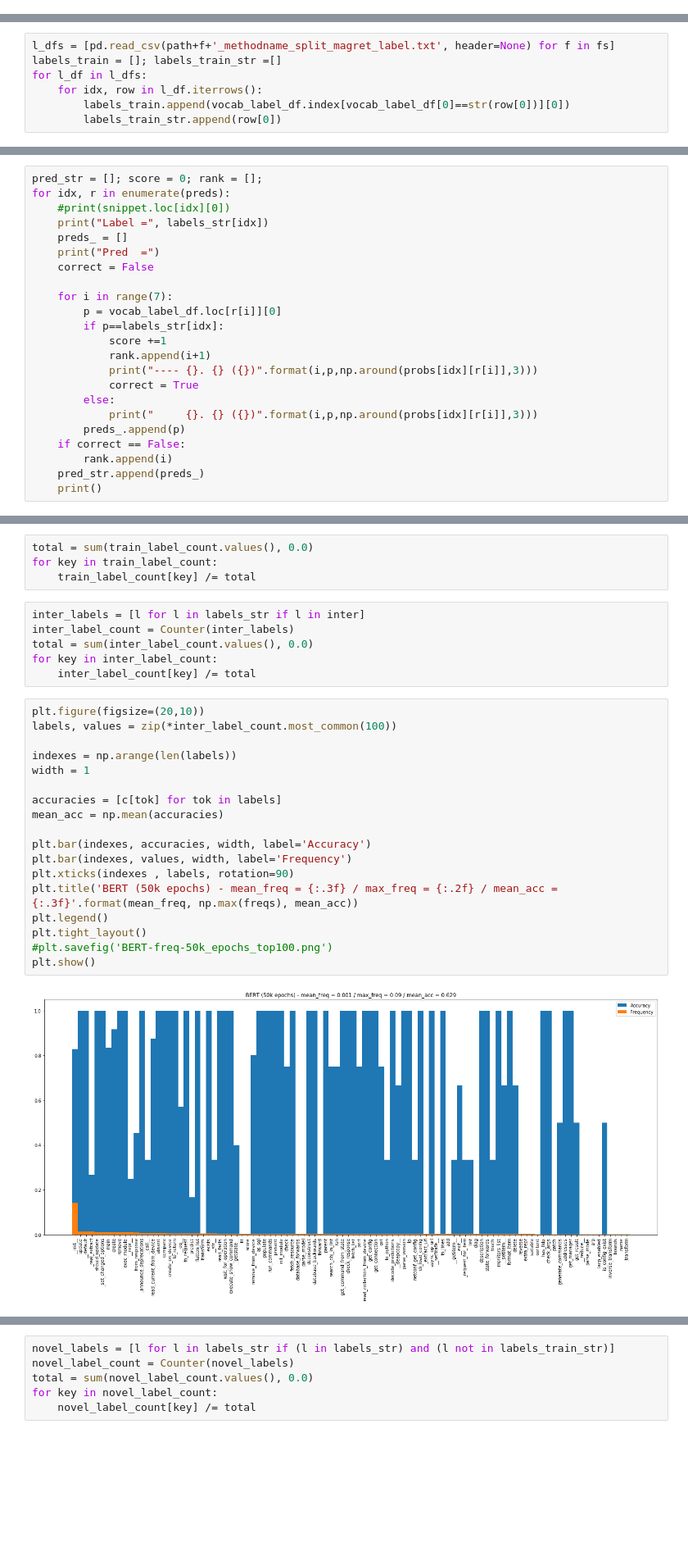
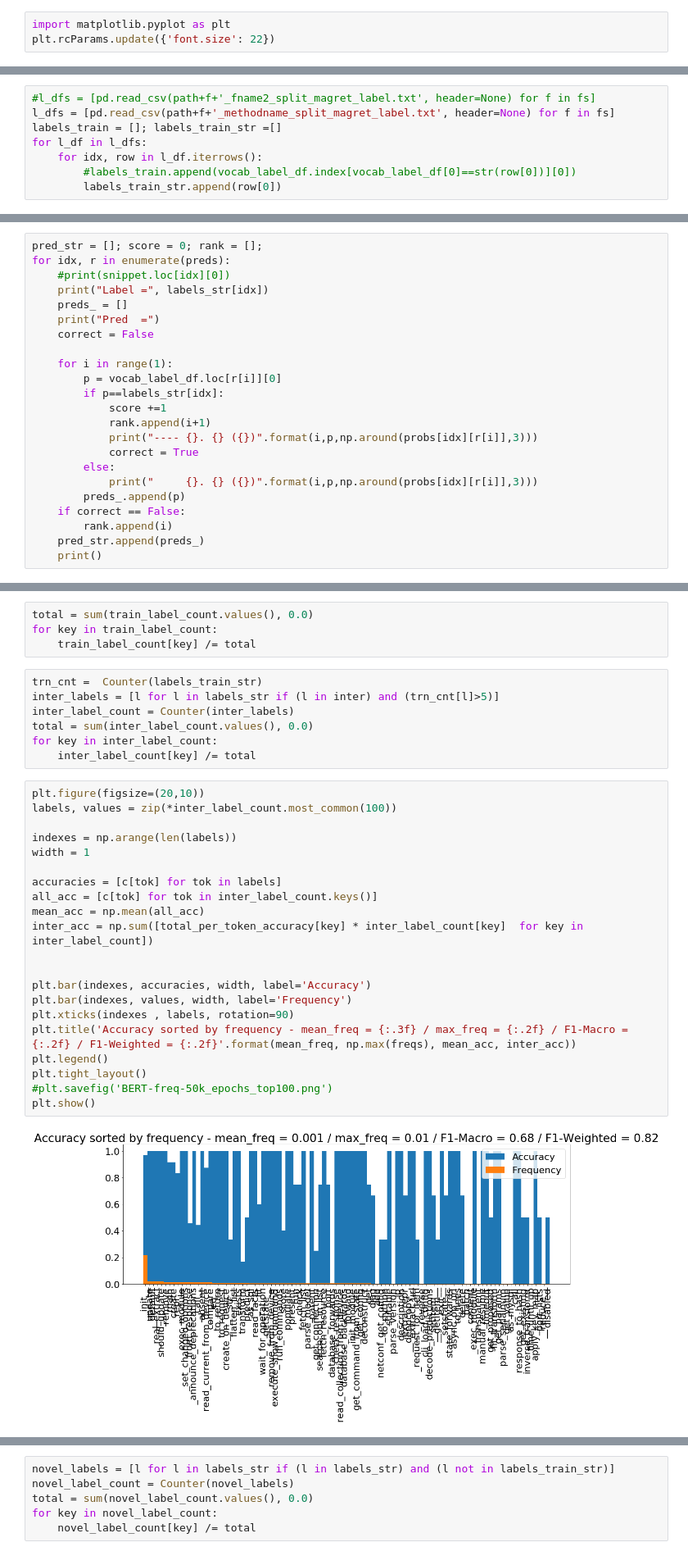
Before and after one commit to dtsbourg/BiFocalE, a Jupyter notebook: notebook/Inspect Predictions - Method Naming.ipynb, the cells around one changed output, grey strips where cells are left out. Shown at 82% size. Saved outputs shown, nothing was run; the diff lists cells and outputs as text; blank space fills up the shorter version.

```diff
--- a/notebook/Inspect Predictions - Method Naming.ipynb
+++ b/notebook/Inspect Predictions - Method Naming.ipynb
@@ -118,2 +110,5 @@ labels_str
+# %%
+import matplotlib.pyplot as plt
+plt.rcParams.update({'font.size': 22})
 # %%
 c = Counter(labels_str)
@@ -132,9 +143,10 @@ plt.show()
 # %%
+#l_dfs = [pd.read_csv(path+f+'_fname2_split_magret_label.txt', header=None) for f in fs]
 l_dfs = [pd.read_csv(path+f+'_methodname_split_magret_label.txt', header=None) for f in fs]
 labels_train = []; labels_train_str =[]
 for l_df in l_dfs:
     for idx, row in l_df.iterrows():
-        labels_train.append(vocab_label_df.index[vocab_label_df[0]==str(row[0])][0])
+        #labels_train.append(vocab_label_df.index[vocab_label_df[0]==str(row[0])][0])
         labels_train_str.append(row[0])
 # %%
 c = Counter(labels_train_str)
@@ -168,7 +196,7 @@ for idx, r in enumerate(preds):
     print("Pred  =")
     correct = False
 
-    for i in range(7):
+    for i in range(1):
         p = vocab_label_df.loc[r[i]][0]
         if p==labels_str[idx]:
             score +=1
@@ -327,7 +431,8 @@ total = sum(train_label_count.values(), 0.0)
 for key in train_label_count:
     train_label_count[key] /= total
 # %%
-inter_labels = [l for l in labels_str if l in inter]
+trn_cnt =  Counter(labels_train_str)
+inter_labels = [l for l in labels_str if (l in inter) and (trn_cnt[l]>5)]
 inter_label_count = Counter(inter_labels)
 total = sum(inter_label_count.values(), 0.0)
 for key in inter_label_count:
@@ -335,20 +440,23 @@ for key in inter_label_count:
 # %%
 plt.figure(figsize=(20,10))
 labels, values = zip(*inter_label_count.most_common(100))
 
 indexes = np.arange(len(labels))
 width = 1
 
 accuracies = [c[tok] for tok in labels]
-mean_acc = np.mean(accuracies)
+all_acc = [c[tok] for tok in inter_label_count.keys()]
+mean_acc = np.mean(all_acc)
+inter_acc = np.sum([total_per_token_accuracy[key] * inter_label_count[key]  for key in inter_label_count])
+
 
 plt.bar(indexes, accuracies, width, label='Accuracy')
 plt.bar(indexes, values, width, label='Frequency')
 plt.xticks(indexes , labels, rotation=90)
-plt.title('BERT (50k epochs) - mean_freq = {:.3f} / max_freq = {:.2f} / mean_acc = {:.3f}'.format(mean_freq, np.max(freqs), mean_acc))
+plt.title('Accuracy sorted by frequency - mean_freq = {:.3f} / max_freq = {:.2f} / F1-Macro = {:.2f} / F1-Weighted = {:.2f}'.format(mean_freq, np.max(freqs), mean_acc, inter_acc))
 plt.legend()
 plt.tight_layout()
 #plt.savefig('BERT-freq-50k_epochs_top100.png')
 plt.show()
 # %% [output]
-[figure, old version]
+[figure, new version]
```
Also changed, not shown: parts of 37 cells of this notebook, 4 other files.
